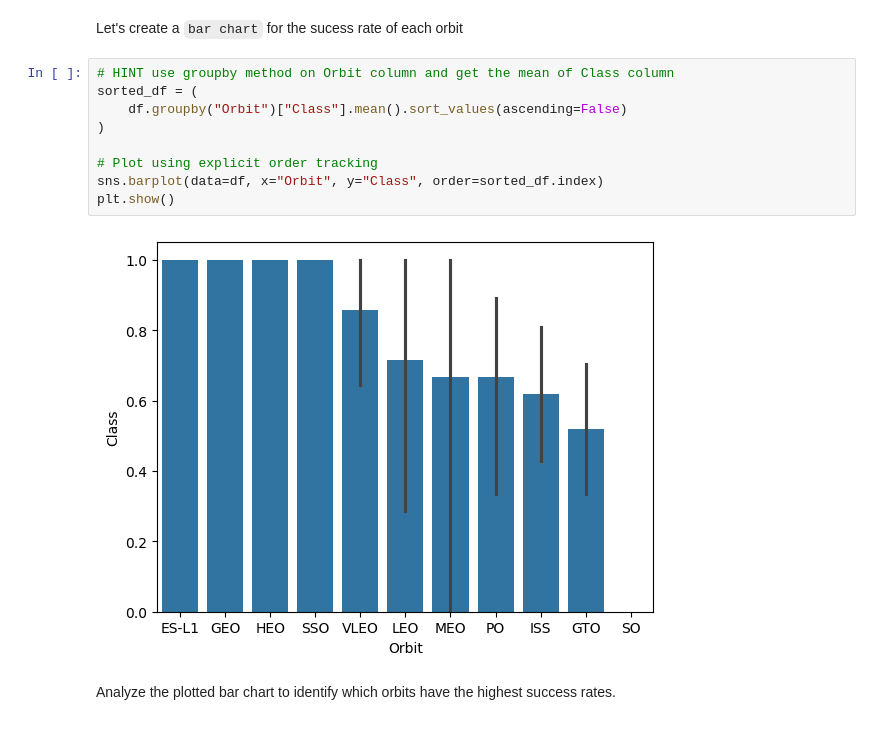
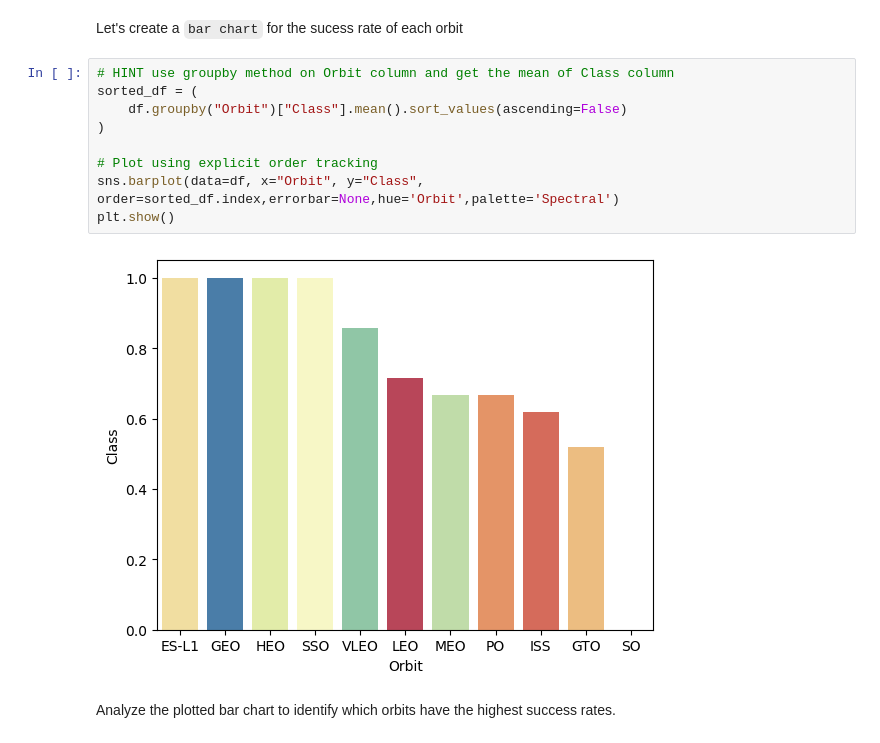
Before and after one commit to jontymarshall/IBMDataScienceCapstoneProject, a Jupyter notebook: Capstone_EDA_with_Visualisation.ipynb, the cells around one changed output. Cells and saved outputs as stored; diff of their text form.

```diff
--- a/Capstone_EDA_with_Visualisation.ipynb
+++ b/Capstone_EDA_with_Visualisation.ipynb
@@ -127,14 +127,14 @@ Let's create a `bar chart` for the sucess rate of each orbit
 # %%
 # HINT use groupby method on Orbit column and get the mean of Class column
 sorted_df = (
     df.groupby("Orbit")["Class"].mean().sort_values(ascending=False)
 )
 
 # Plot using explicit order tracking
-sns.barplot(data=df, x="Orbit", y="Class", order=sorted_df.index)
+sns.barplot(data=df, x="Orbit", y="Class", order=sorted_df.index,errorbar=None,hue='Orbit',palette='Spectral')
 plt.show()
 # %% [output]
-[figure, old version]
+[figure, new version]
 # %% [markdown]
 Analyze the plotted bar chart to identify which orbits have the highest success rates.
 # %% [markdown]
```
Also changed, not shown: parts of 8 cells of this notebook.
